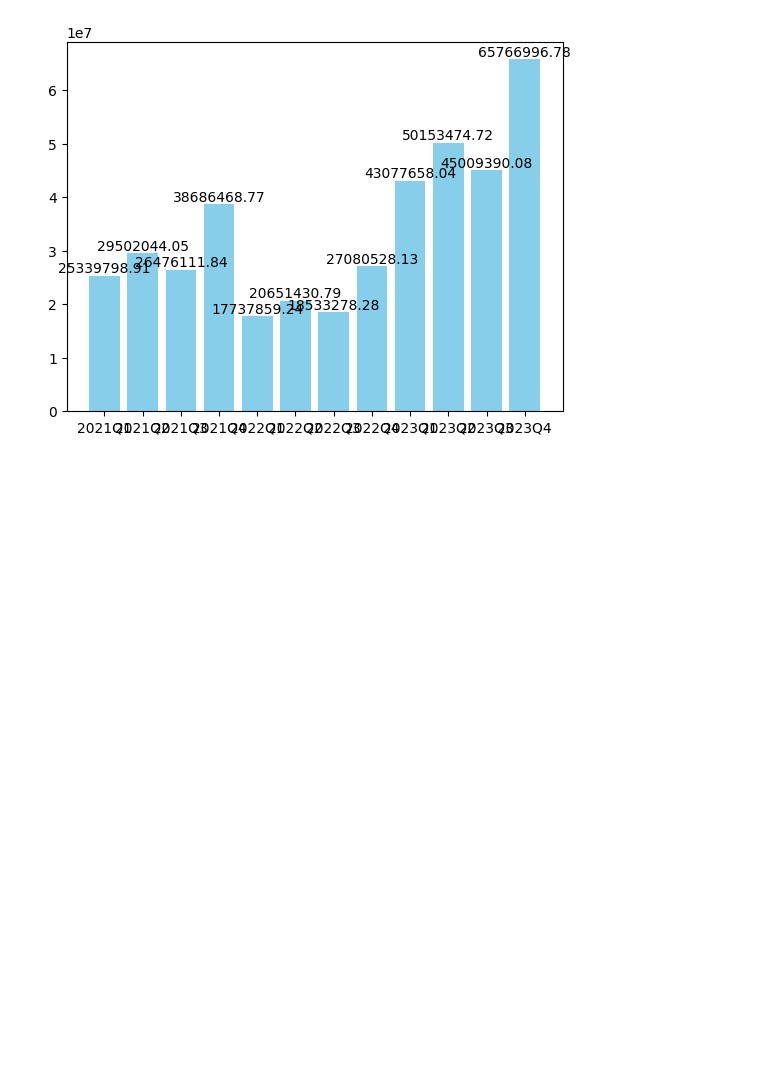
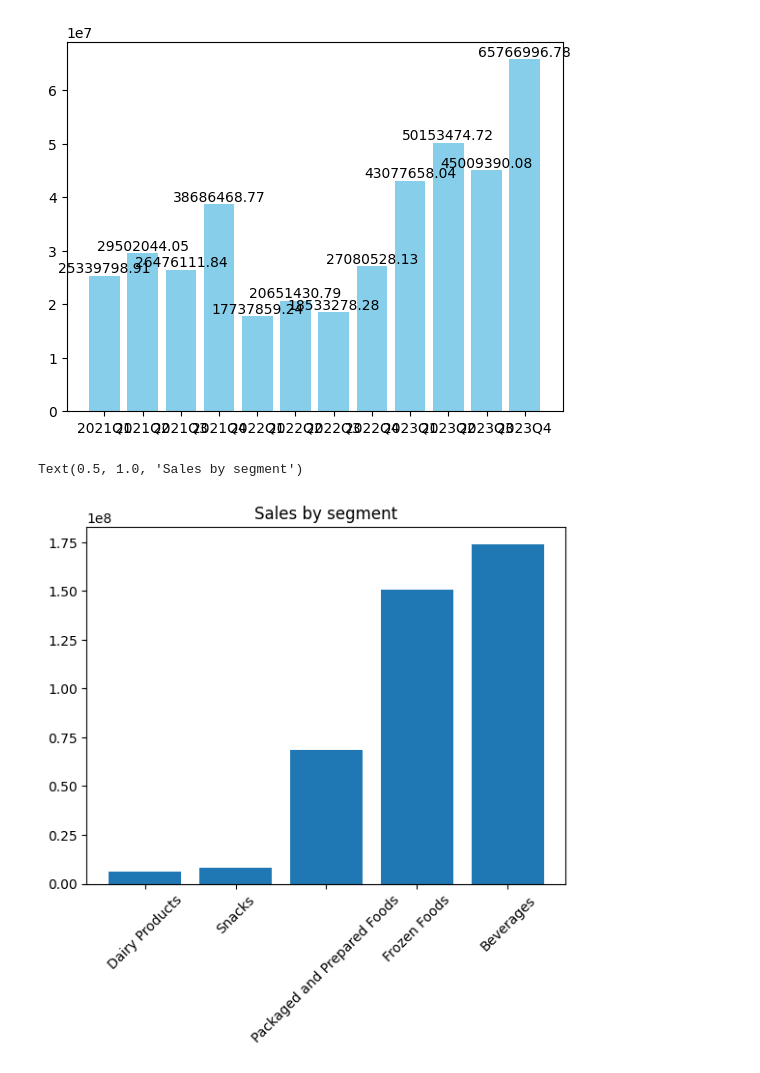
Before and after one commit to UniversityExeterBusinessSchool/mock-test-2-theycallmejeano, a Jupyter notebook: Revision Notebook.ipynb, the cells around one changed output. Cells and saved outputs as stored; diff of their text form; code cells hidden in the pictures; blank space fills up the shorter version.

```diff
--- a/Revision Notebook.ipynb
+++ b/Revision Notebook.ipynb
@@ -328,3 +328,16 @@ plt.show()
 # %% [output]
 [figure]
 [figure]
+# %%
+segment_sales = df1.groupby('Segment')['Sales'].sum().reset_index()
+
+# sort high to low
+segment_sales.sort_values('Sales', inplace=True)
+# %%
+# plot
+plt.bar(segment_sales['Segment'], height=segment_sales['Sales'])
+plt.xticks(rotation=45)
+plt.title('Sales by segment')
+# %% [output]
+Text(0.5, 1.0, 'Sales by segment')
+[figure, added]
```
Also changed, not shown: parts of 17 cells of this notebook.
